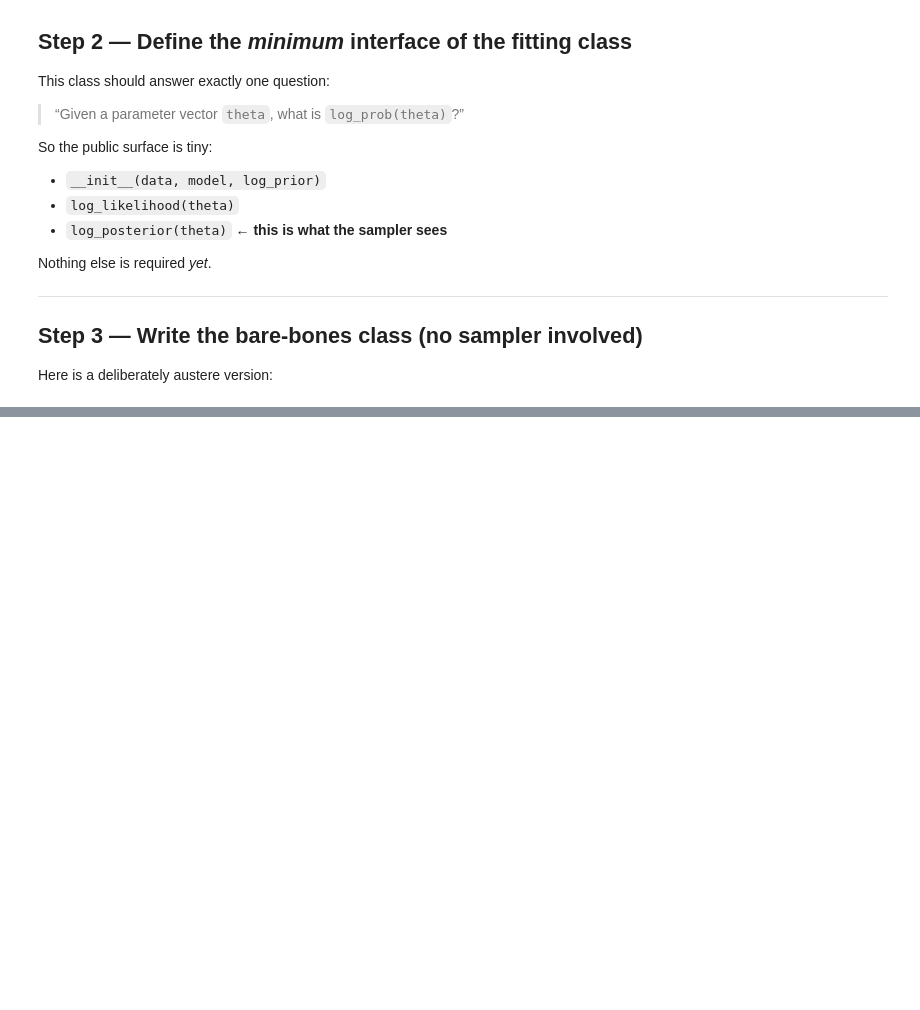
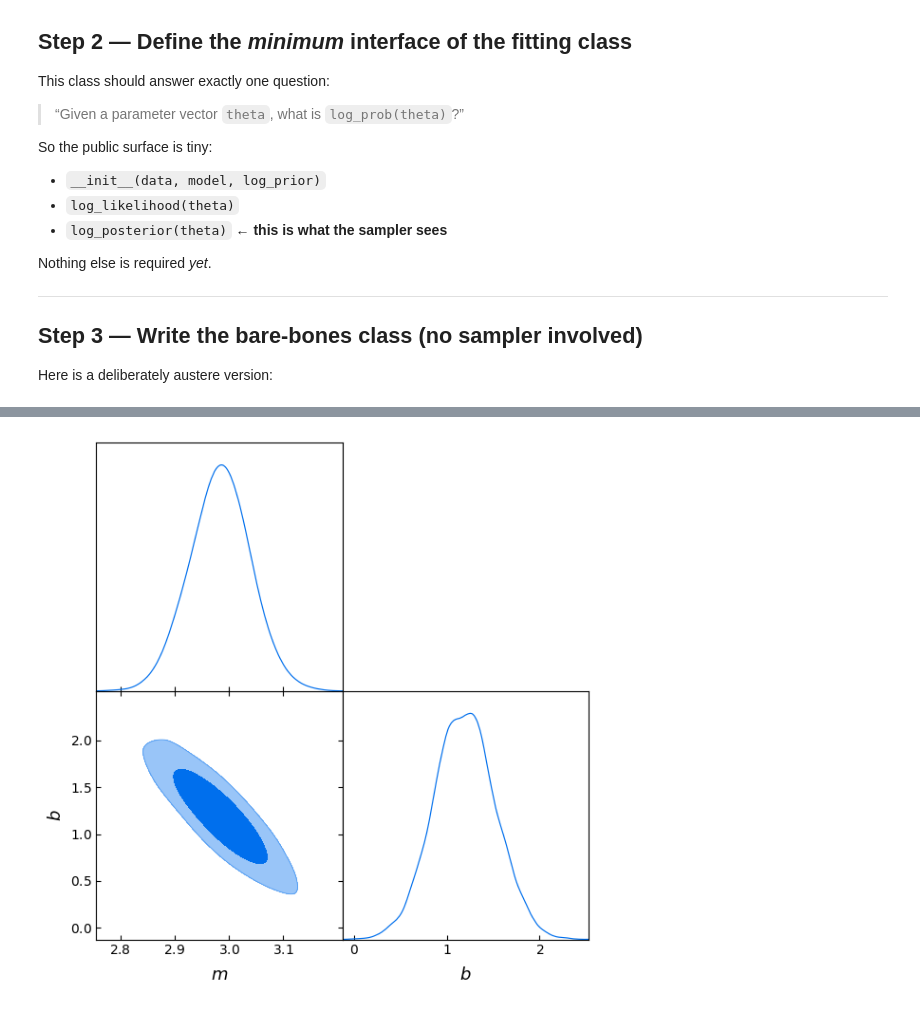
Before and after one commit to alpish0510/WALKER, a Jupyter notebook: constructor.ipynb, the cells around one changed output, grey strips where cells are left out. Cells and saved outputs as stored; diff of their text form; code cells hidden in the pictures; blank space fills up the shorter version.

```diff
--- a/constructor.ipynb
+++ b/constructor.ipynb
@@ -943,8 +946,8 @@ def data_generator(true_m, true_b, x, yerr):
 
 x = np.linspace(0, 10, 50)
 yerr = 1.0 + 0.5 * np.random.rand(len(x))
-true_m = 2.5
-true_b = 1.0
+true_m = 3
+true_b = 1.2
 y = data_generator(true_m, true_b, x, yerr)
 
 problem = ParamEstimator(
@@ -960,0 +1138,5 @@ log_prob = problem.log_posterior   # Now the previos log_prob function is replac
+# %%
+g = plots.get_subplot_plotter(subplot_size=3)
+g.triangle_plot([samples], filled=True)
+# %% [output]
+[figure, added]
```
Also changed, not shown: parts of 9 cells of this notebook, 1 other file.
